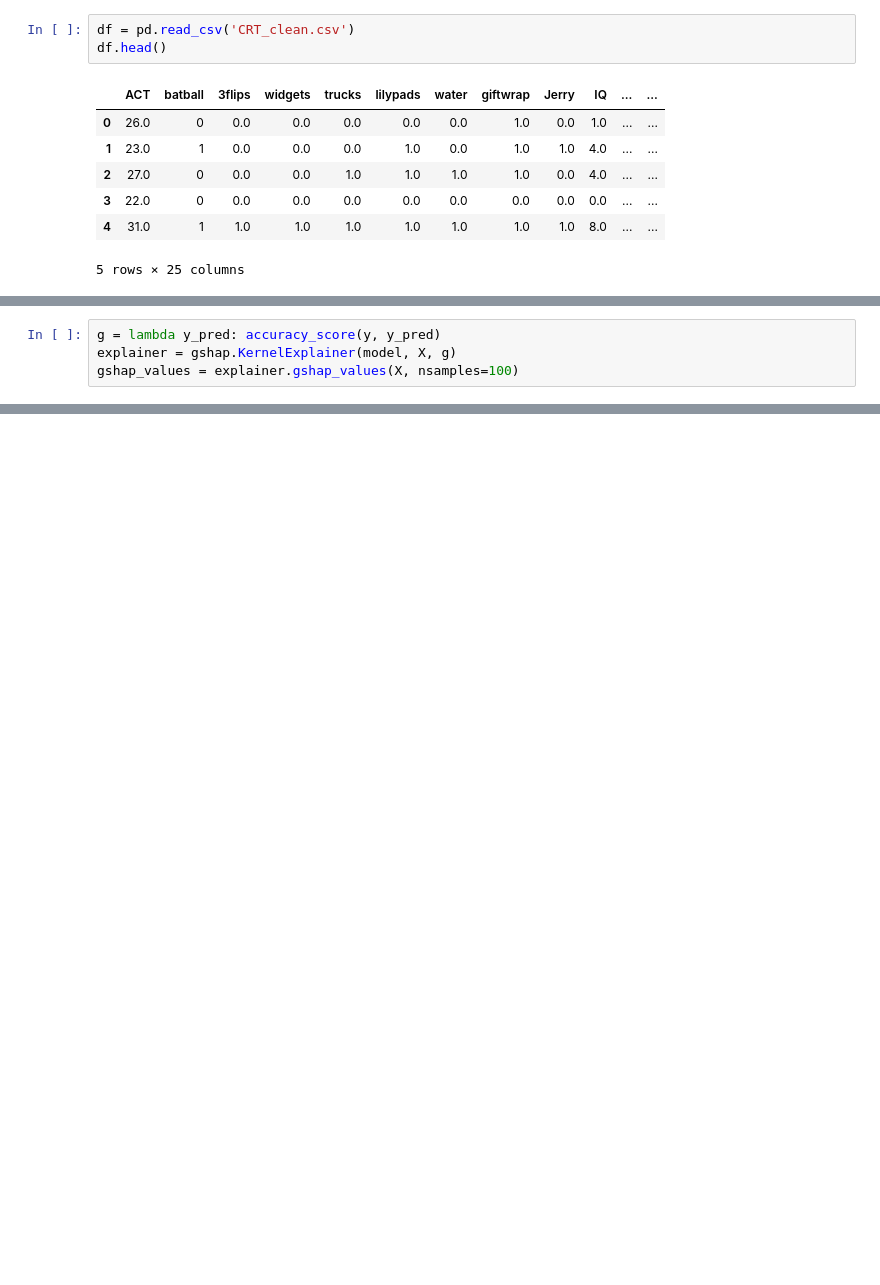
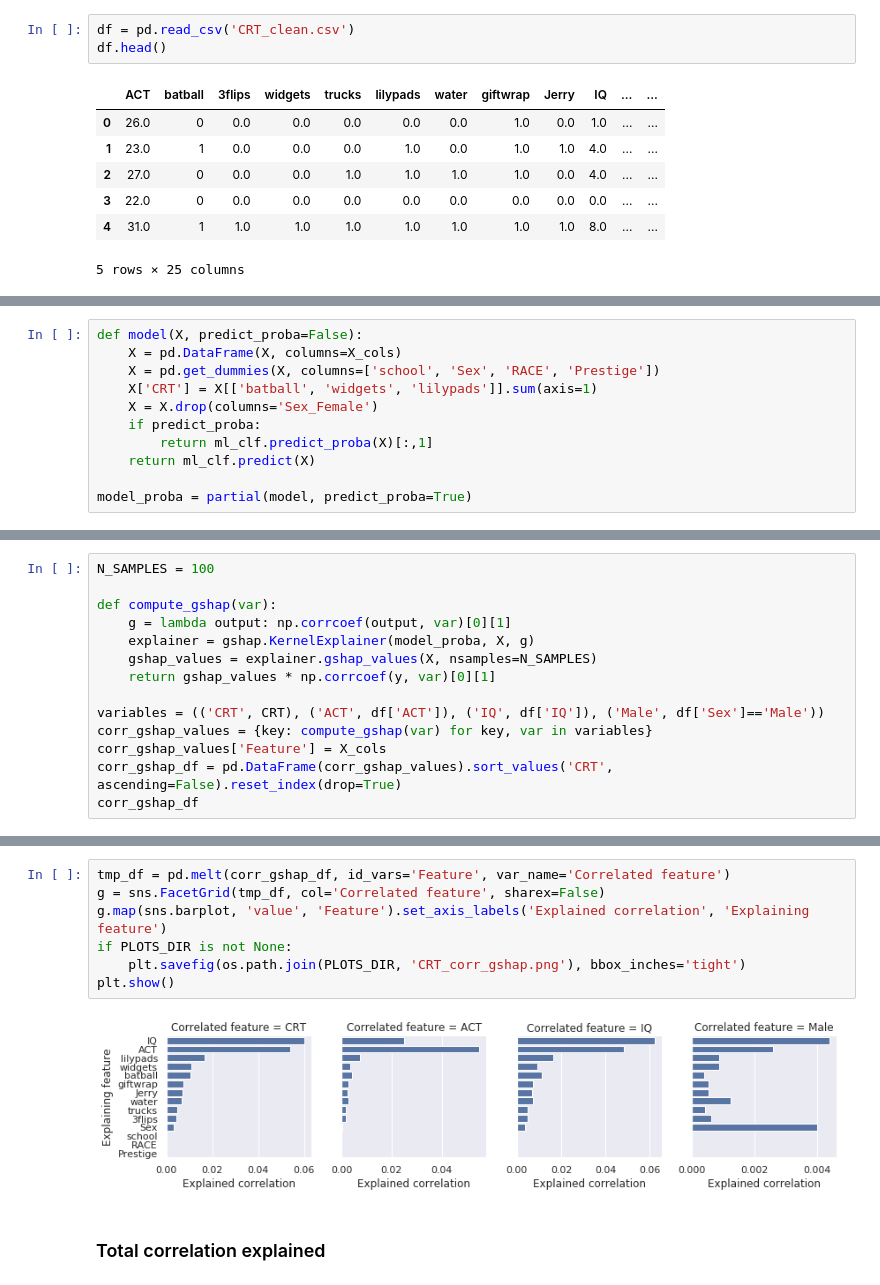
Before and after one commit to dsbowen/beyond-linear-models, a Jupyter notebook: analysis.ipynb, the cells around one changed output, grey strips where cells are left out. Drawn from its saved outputs; the diff is of its cells as text; blank space fills up the shorter version.

```diff
--- a/analysis.ipynb
+++ b/analysis.ipynb
@@ -226,4 +67,0 @@ X_cols = [col for col in df.columns if col != y_var]
-# %%
-g = lambda y_pred: accuracy_score(y, y_pred)
-explainer = gshap.KernelExplainer(model, X, g)
-gshap_values = explainer.gshap_values(X, nsamples=100)
@@ -311,0 +341,11 @@ Sum of G-SHAP values for CRT items: 0.0982
+# %%
+def model(X, predict_proba=False):
+    X = pd.DataFrame(X, columns=X_cols)
+    X = pd.get_dummies(X, columns=['school', 'Sex', 'RACE', 'Prestige'])
+    X['CRT'] = X[['batball', 'widgets', 'lilypads']].sum(axis=1)
+    X = X.drop(columns='Sex_Female')
+    if predict_proba:
+        return ml_clf.predict_proba(X)[:,1]
+    return ml_clf.predict(X)
+
+model_proba = partial(model, predict_proba=True)
@@ -311,0 +354,14 @@ Sum of G-SHAP values for CRT items: 0.0982
+# %%
+N_SAMPLES = 100
+
+def compute_gshap(var):
+    g = lambda output: np.corrcoef(output, var)[0][1]
+    explainer = gshap.KernelExplainer(model_proba, X, g)
+    gshap_values = explainer.gshap_values(X, nsamples=N_SAMPLES)
+    return gshap_values * np.corrcoef(y, var)[0][1]
+
+variables = (('CRT', CRT), ('ACT', df['ACT']), ('IQ', df['IQ']), ('Male', df['Sex']=='Male'))
+corr_gshap_values = {key: compute_gshap(var) for key, var in variables}
+corr_gshap_values['Feature'] = X_cols
+corr_gshap_df = pd.DataFrame(corr_gshap_values).sort_values('CRT', ascending=False).reset_index(drop=True)
+corr_gshap_df
@@ -311,0 +384,11 @@ Sum of G-SHAP values for CRT items: 0.0982
+# %%
+tmp_df = pd.melt(corr_gshap_df, id_vars='Feature', var_name='Correlated feature')
+g = sns.FacetGrid(tmp_df, col='Correlated feature', sharex=False)
+g.map(sns.barplot, 'value', 'Feature').set_axis_labels('Explained correlation', 'Explaining feature')
+if PLOTS_DIR is not None:
+    plt.savefig(os.path.join(PLOTS_DIR, 'CRT_corr_gshap.png'), bbox_inches='tight')
+plt.show()
+# %% [output]
+[figure, added]
+# %% [markdown]
+### Total correlation explained
```
Also changed, not shown: parts of 48 cells of this notebook, 8 other files.
